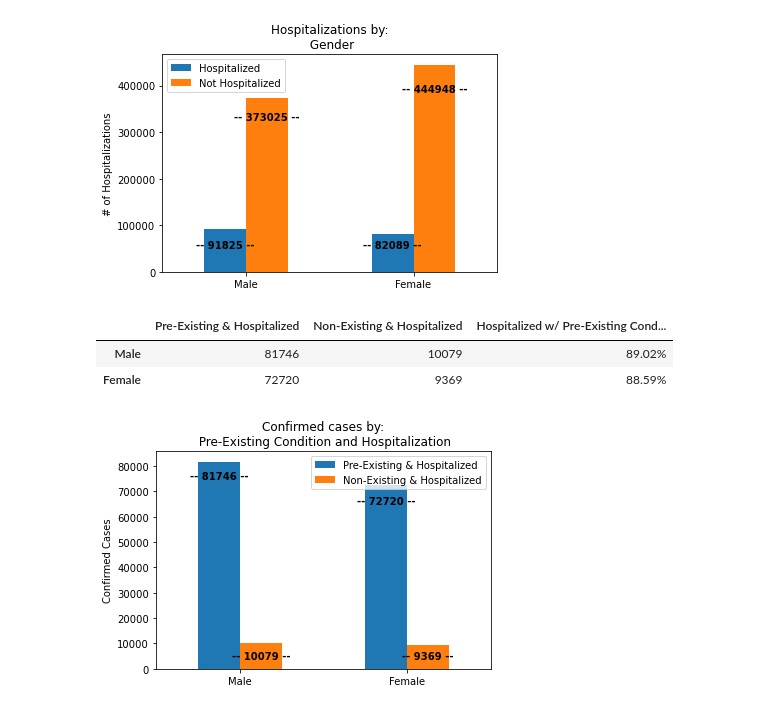
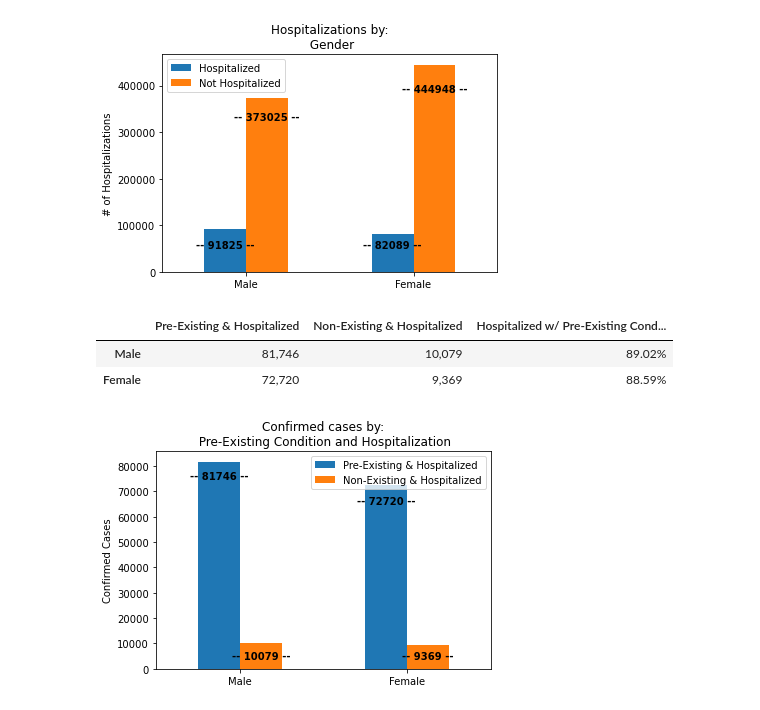
Before and after one commit to jforbis/rougeSquadron, a Jupyter notebook: JupyterScripts/forbis.ipynb, the cells around one changed output. Saved outputs shown, nothing was run; the diff lists cells and outputs as text; code cells hidden in the pictures.

```diff
--- a/JupyterScripts/forbis.ipynb
+++ b/JupyterScripts/forbis.ipynb
@@ -75,11 +75,6 @@ hosp_df.style.format("{:,.0f}")
 | Female | 82,089 | 444,948 |
 [figure]
 # %%
-# plt.annotate(hosp_female_size, xy=(0,91900), xytext=(-0.2,92000))
-# plt.annotate(no_hosp_female_size, (0,449000))
-# plt.annotate(hosp_male_size, (1,93000), xytext=(0.8,94000))
-# plt.annotate(no_hosp_male_size, (1,374900))
-
 # Look at gender vs number of hospitalizations by pre-existing conditions
 mhp = len(org_data_df.loc[(org_data_df["Gender"] == "Male") &
                       (org_data_df["Pre-Existing Condition"] == "Yes") &
@@ -88,35 +83,45 @@ fhp = len(org_data_df.loc[(org_data_df["Gender"] == "Female") &
                       (org_data_df["Pre-Existing Condition"] == "Yes") &
                       (org_data_df["Hospitalized"] == "Yes")])
 
 mhnp = len(org_data_df.loc[(org_data_df["Gender"] == "Male") &
                       (org_data_df["Pre-Existing Condition"] == "No") &
                       (org_data_df["Hospitalized"] == "Yes")])
 fhnp = len(org_data_df.loc[(org_data_df["Gender"] == "Female") &
                       (org_data_df["Pre-Existing Condition"] == "No") &
                       (org_data_df["Hospitalized"] == "Yes")])
 prex = ["Male", "Female"]
 prex_df = pd.DataFrame({"Pre-Existing & Hospitalized" : [mhp,fhp], "Non-Existing & Hospitalized" : [mhnp,fhnp]}, index = prex)
 ax = prex_df.plot(kind='bar', rot=0)
 ax.set_ylabel("Confirmed Cases")
 ax.set_title("Confirmed cases by:\n Pre-Existing Condition and Hospitalization")
 
 ax.legend(loc = "best")
 plt.annotate(f"-- {mhp} --", xy=(0,80000), xytext=(-0.3,75000),color = "black", weight = "bold")
 plt.annotate(f"-- {fhp} --",xy=(0,75000), xytext=(.7,65000), color = "black", weight = "bold")
 plt.annotate(f"-- {mhnp} --", xy = (0,10000), xytext = (-0.045,4000), color = "black", weight = "bold")
 plt.annotate(f"-- {fhnp} --", xy = (0,10000), xytext = (.97, 4000), color = "black", weight = "bold")
+
+# prex_summary = pd.DataFrame([prex_df["Pre-Existing & Hospitalized"], prex_df["Non-Existing & Hospitalized"]],
+#                             index=["Male", "Female"])
+
+# plt.table(cellText=prex_summary.values,colWidths = [0.25]*len(prex_df.columns),
+#           rowLabels=prex_summary.index,
+#           colLabels=prex_df.columns,
+#           cellLoc = 'center', rowLoc = 'center',
+#           loc='right')
+
 plt.savefig("../Images/MaleFemalePreXvsHosp.png")
 total_males = mhp + mhnp
 total_females = fhp + fhnp
 percent_males = ("{:.2%}".format(mhp/total_males))
 percent_females = ("{:.2%}".format(fhp/total_females))
-# prex_df["Male"] = prex_df["Male"].map("{:,.0f}".format)
-# prex_df["Female"] = prex_df["Female"].map("{:,.0f}".format)
+prex_df["Pre-Existing & Hospitalized"] = prex_df["Pre-Existing & Hospitalized"].map("{:,.0f}".format)
+prex_df["Non-Existing & Hospitalized"] = prex_df["Non-Existing & Hospitalized"].map("{:,.0f}".format)
 mhp = ("{:,.0f}".format(mhp))
 prex_df["Hospitalized w/ Pre-Existing Condition %"] = [percent_males, percent_females]
 prex_df
 # %% [output]
 |  | Pre-Existing & Hospitalized | Non-Existing & Hospitalized | Hospitalized w/ Pre-Existing Cond... |
-| Male | 81746 | 10079 | 89.02% |
-| Female | 72720 | 9369 | 88.59% |
+| Male | 81,746 | 10,079 | 89.02% |
+| Female | 72,720 | 9,369 | 88.59% |
 [figure]
```
Also changed, not shown: 4 other files.
